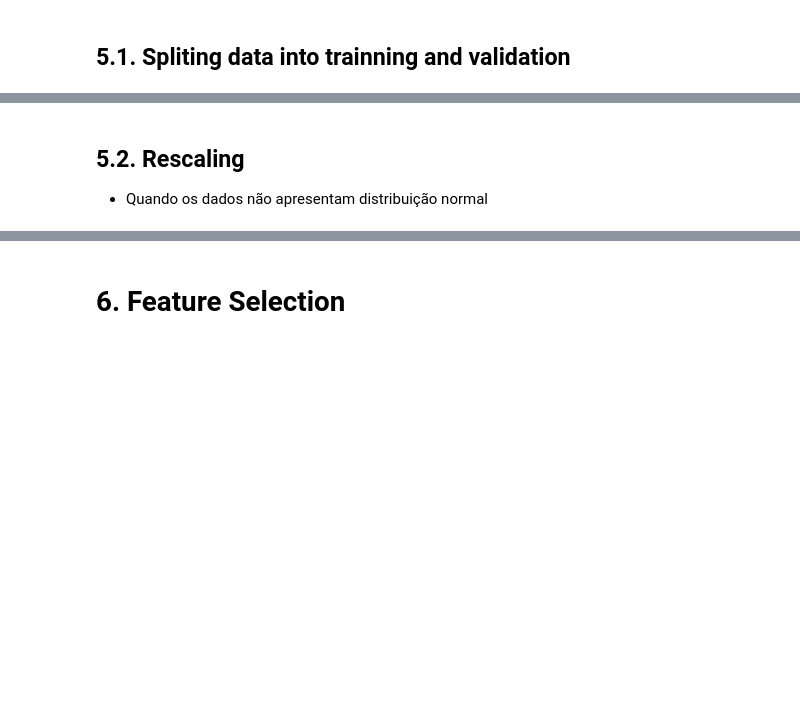
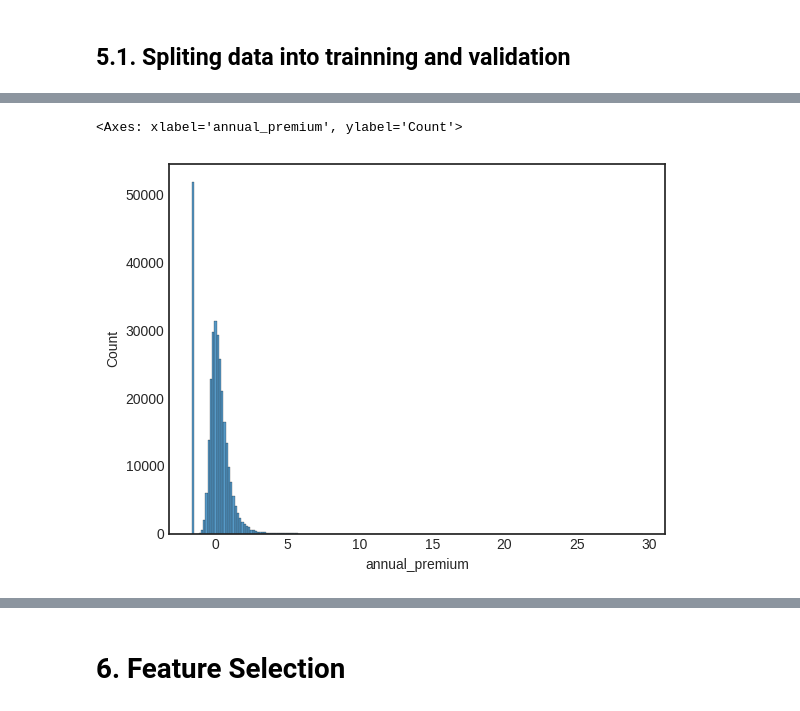
Before and after one commit to ezequielpf/health_insurance_cross_sell, a Jupyter notebook: notebooks/1.0.epf_health_insurance_cross_sell.ipynb, the cells around one changed output, grey strips where cells are left out. Cells and saved outputs as stored; diff of their text form; code cells hidden in the pictures; blank space fills up the shorter version.

Commit message:
standardization and rescaling done

```diff
--- a/notebooks/1.0.epf_health_insurance_cross_sell.ipynb
+++ b/notebooks/1.0.epf_health_insurance_cross_sell.ipynb
@@ -603,9 +619,10 @@ save_interim(y_val, 'y_val.csv')
 std_scaler = StandardScaler()
 
 df1_train['annual_premium'] = std_scaler.fit_transform(df1_train[['annual_premium']])
+# %%
+sns.histplot(data=df1_train, x=df1_train['annual_premium'], bins=200)
+# %% [output]
+<Axes: xlabel='annual_premium', ylabel='Count'>
+[figure, added]
 # %%
 pickle.dump(std_scaler, open('../models/annual_premium_feature.pkl', 'wb'))
-# %% [markdown]
-## 5.2. Rescaling
-
-- Quando os dados não apresentam distribuição normal
```
Also changed, not shown: parts of 13 cells of this notebook, 3 other files.
